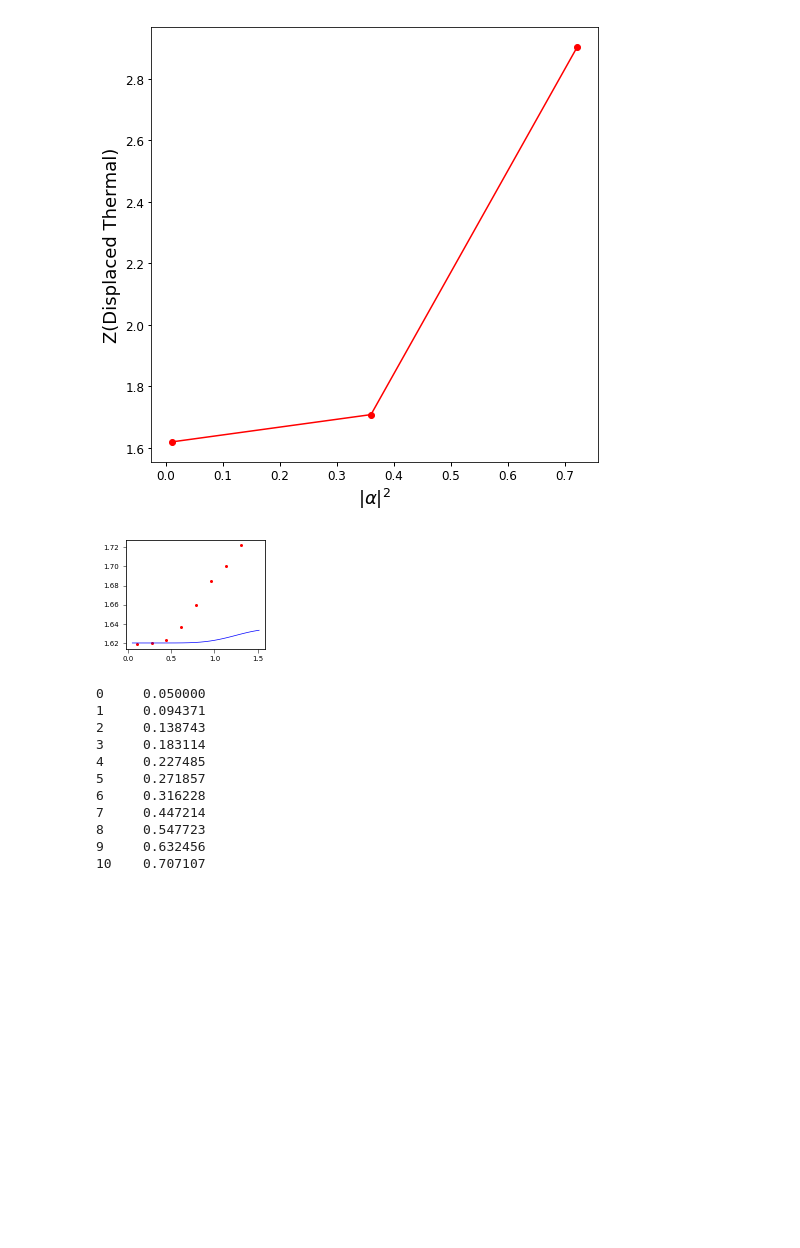
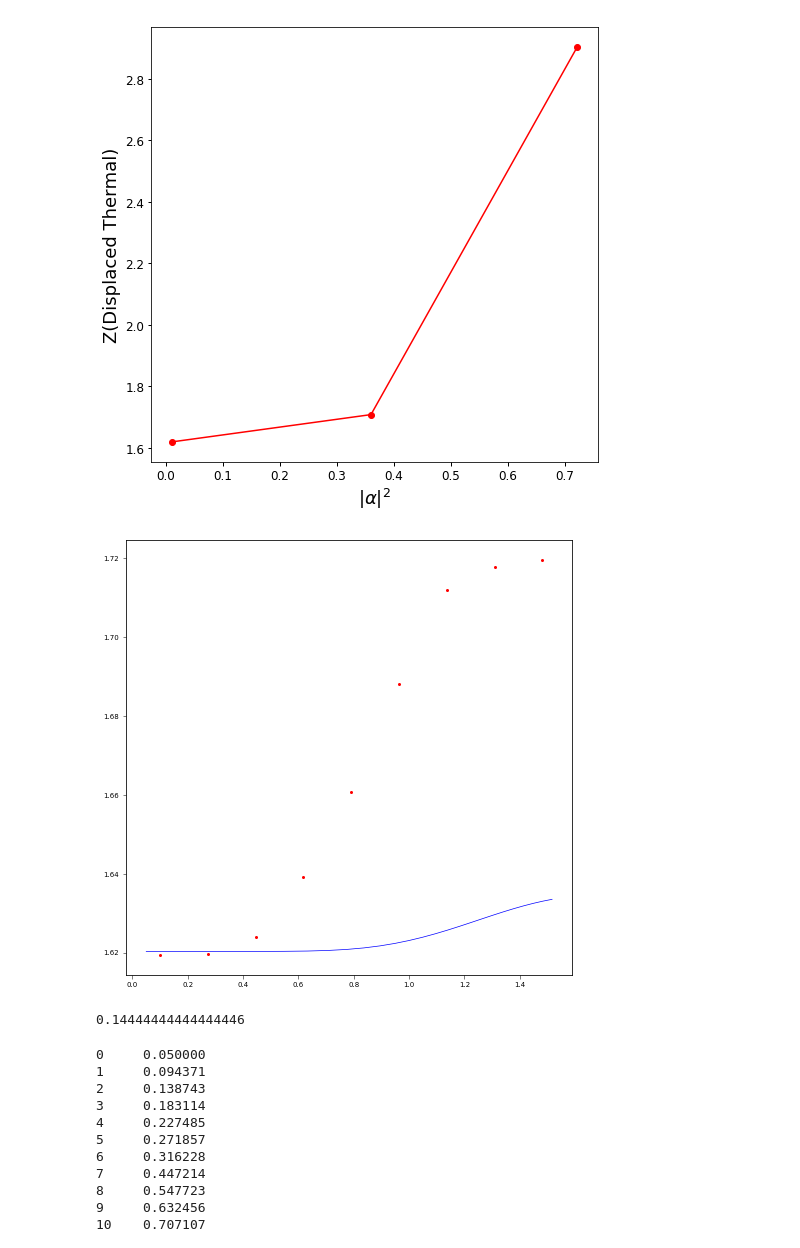
Before and after one commit to estebanmv/Random-Sampling-Extremal-POVMs, a Jupyter notebook: DisplacedPlot.ipynb, the cells around one changed output. Drawn from its saved outputs; the diff is of its cells as text; code cells hidden in the pictures; blank space fills up the shorter version.

```diff
--- a/DisplacedPlot.ipynb
+++ b/DisplacedPlot.ipynb
@@ -4,7 +4,7 @@ import numpy as np
 import matplotlib.pyplot as plt
 # %%
 Dpoints = pd.read_csv('DisplacedThermal_highD.dat', header=None, sep=',')
-Dprueba = pd.read_csv('DisplacedThermalSqrt-tests.dat', header=None, sep=',')
+Dprueba = pd.read_csv('DisplacedThermalSqrt-redo.dat', header=None, sep=',')
 DAnsatz = pd.read_csv('AnsatzDisplacedThermal.dat', header=None, sep='\t')
 # %%
 DAncpmt = pd.read_csv('AnsatzDisplacedThermalcmpmt.dat',header=None, sep='\t')
@@ -82,12 +86,13 @@ array([0.1       , 0.27272727, 0.44545455, 0.61818182, 0.79090909,
 0.17272727272727273
 # %%
 Dprueba.columns=['x','y']
-Dprueba = Dprueba[:10]
+#Dprueba = Dprueba[:10]
 # %%
 Dprueba.x = Dprueba.x.astype(float)
 Dprueba.y = Dprueba.y.astype(float)
 # %%
 df = DAncpmt.append(DAnsatz,ignore_index=True)
+df.columns=['x','y']
 # %%
 Dpoints.columns=['x','y']
 Dpoints
@@ -107,19 +112,27 @@ plt.show()
 # %% [output]
 [figure]
 # %%
-plt.figure(figsize= (2.5,2))
-#plt.figure(figsize=(8,8))
-plt.plot(np.sqrt(Dprueba.x[:8]),Dprueba.y[:8],'ro', markersize=2)
+#plt.figure(figsize= (2.5,2))
+plt.figure(figsize=(8,8))
+plt.plot(np.sqrt(Dprueba.x[:9]),Dprueba.y[:9],'ro', markersize=2)
 plt.plot(np.sqrt(df.x[:29]),df.y[:29],'b-',linewidth=0.7)
+#plt.plot(np.sqrt(Dprueba.x[:8]),Dprueba.y[:8],'ro', markersize=5)
+#plt.plot(np.sqrt(df.x[:29]),df.y[:29],'b-',linewidth=1)
+
 #plt.plot(Dprueba.x[9:],Dprueba.y[9:],'ro')
 #plt.ylabel('Z(Displaced Thermal)', fontsize=18)
 #plt.xlabel(r'$|\alpha|$', fontsize=18)
 plt.tick_params(labelsize=7,width=0.5)
 #plt.tick_params(labelsize=12,width=1)
 plt.savefig('DisplacedThermal-test.pdf')
 plt.show()
 # %% [output]
-[figure, old version]
+[figure, new version]
+# %%
+np.linspace(0.1,1.4,10)
+1.3/9
+# %% [output]
+0.14444444444444446
 # %%
 np.sqrt(df.x)
 # %% [output]
```
Also changed, not shown: parts of 3 cells of this notebook, 6 other files.
